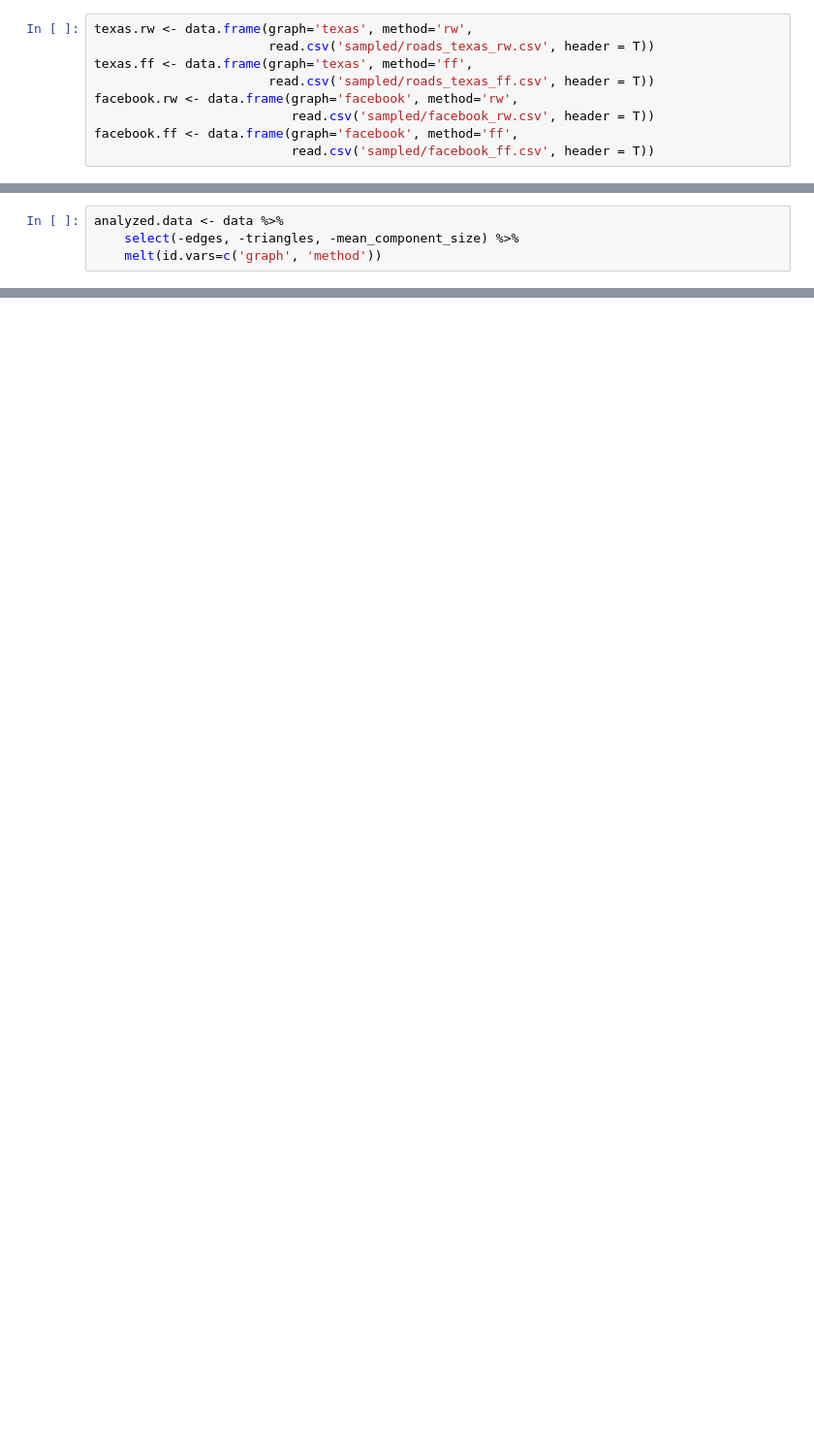
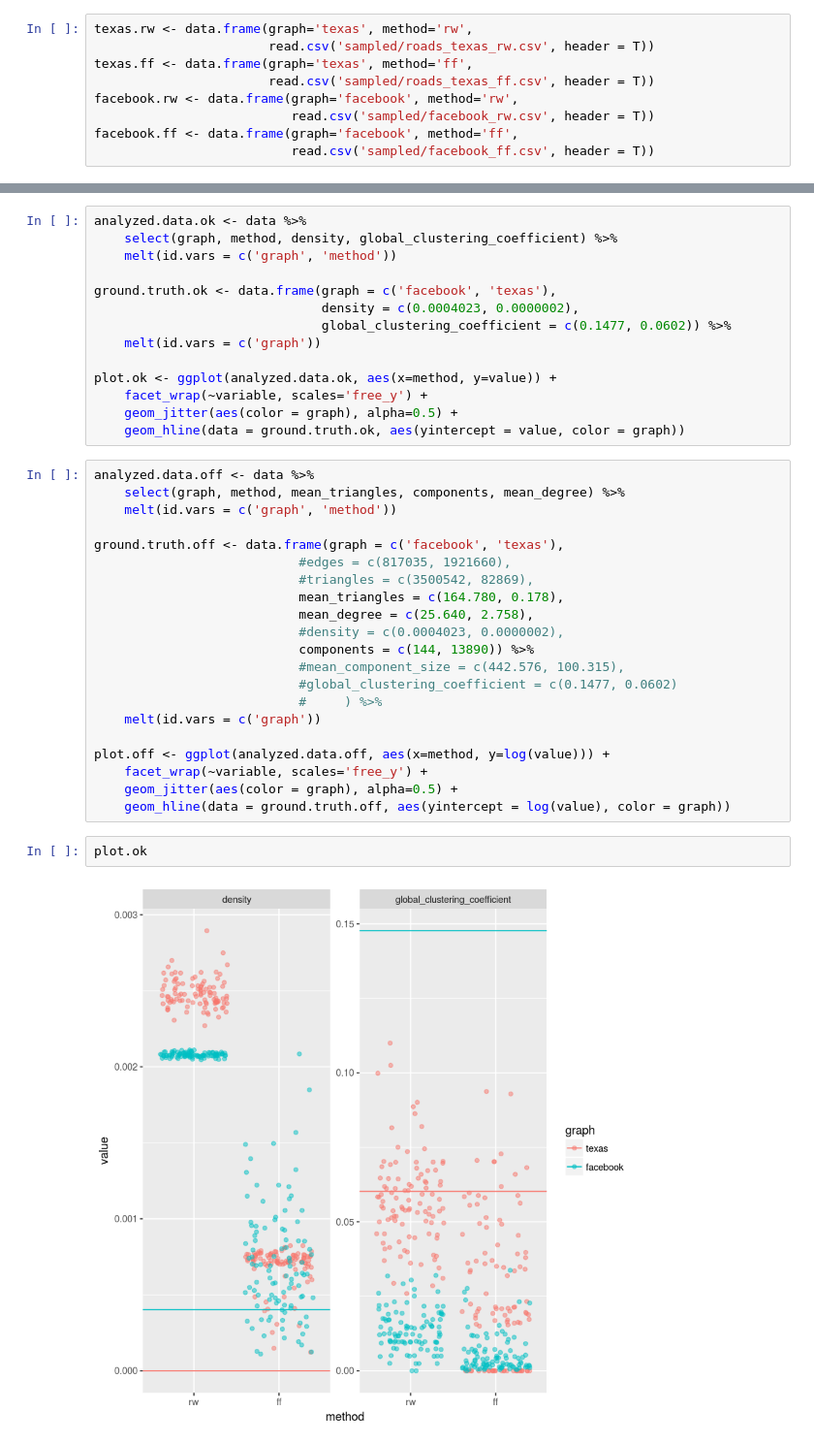
Before and after one commit to phipsgabler/netsci-01, a Jupyter notebook: sample_statistics.ipynb, the cells around one changed output, grey strips where cells are left out. Shown: that part at 97% size. Saved outputs shown, nothing was run; the diff lists cells and outputs as text; blank space fills up the shorter version.

Commit message:
Add faceted plots and log them where appropriate

```diff
--- a/sample_statistics.ipynb
+++ b/sample_statistics.ipynb
@@ -44,4 +47,0 @@ str(data)
-# %%
-analyzed.data <- data %>%
-    select(-edges, -triangles, -mean_component_size) %>%
-    melt(id.vars=c('graph', 'method'))
@@ -53,0 +48,39 @@ ggplot(analyzed.data, aes(x=method, y=value)) +
+# %%
+analyzed.data.ok <- data %>%
+    select(graph, method, density, global_clustering_coefficient) %>%
+    melt(id.vars = c('graph', 'method'))
+
+ground.truth.ok <- data.frame(graph = c('facebook', 'texas'),
+                              density = c(0.0004023, 0.0000002),
+                              global_clustering_coefficient = c(0.1477, 0.0602)) %>%
+    melt(id.vars = c('graph'))
+
+plot.ok <- ggplot(analyzed.data.ok, aes(x=method, y=value)) +
+    facet_wrap(~variable, scales='free_y') +
+    geom_jitter(aes(color = graph), alpha=0.5) +
+    geom_hline(data = ground.truth.ok, aes(yintercept = value, color = graph))
+# %%
+analyzed.data.off <- data %>%
+    select(graph, method, mean_triangles, components, mean_degree) %>%
+    melt(id.vars = c('graph', 'method'))
+
+ground.truth.off <- data.frame(graph = c('facebook', 'texas'),
+                           #edges = c(817035, 1921660),
+                           #triangles = c(3500542, 82869),
+                           mean_triangles = c(164.780, 0.178),
+                           mean_degree = c(25.640, 2.758),
+                           #density = c(0.0004023, 0.0000002),
+                           components = c(144, 13890)) %>%
+                           #mean_component_size = c(442.576, 100.315),
+                           #global_clustering_coefficient = c(0.1477, 0.0602)
+                           #     ) %>%
+    melt(id.vars = c('graph'))
+
+plot.off <- ggplot(analyzed.data.off, aes(x=method, y=log(value))) +
+    facet_wrap(~variable, scales='free_y') +
+    geom_jitter(aes(color = graph), alpha=0.5) +
+    geom_hline(data = ground.truth.off, aes(yintercept = log(value), color = graph))
+# %%
+plot.ok
+# %% [output]
+[figure, added]
```
Also changed, not shown: parts of 4 cells of this notebook.
